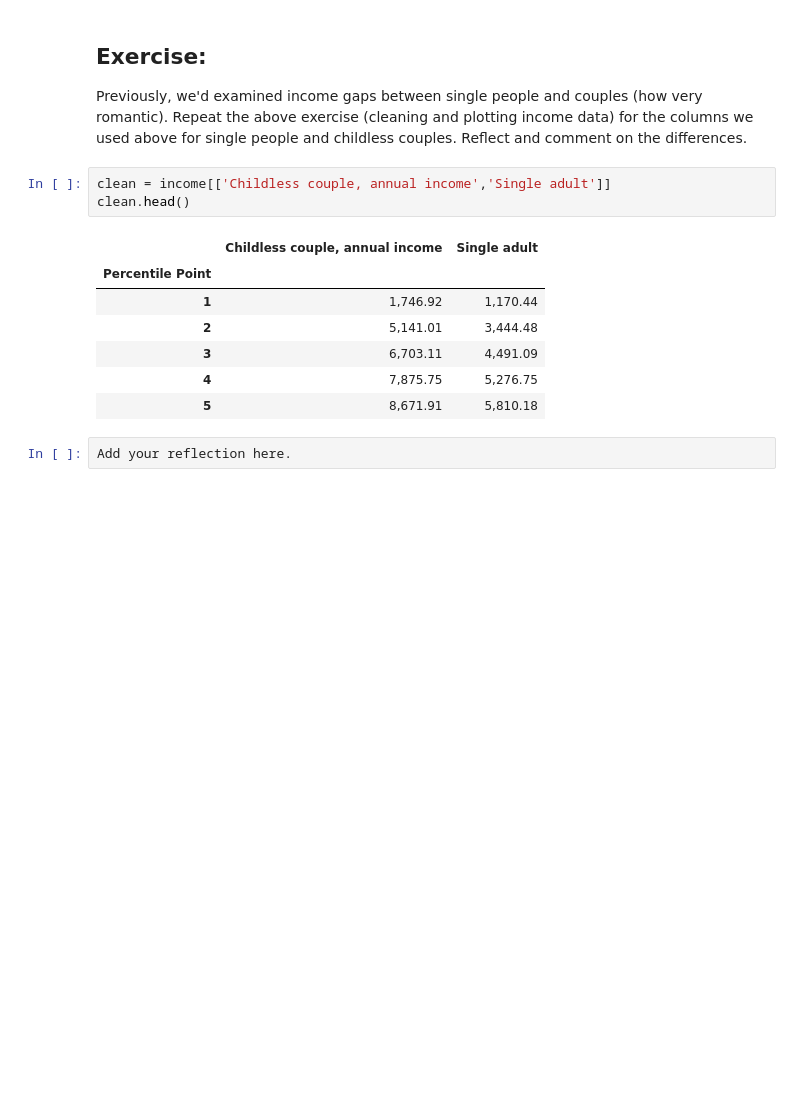
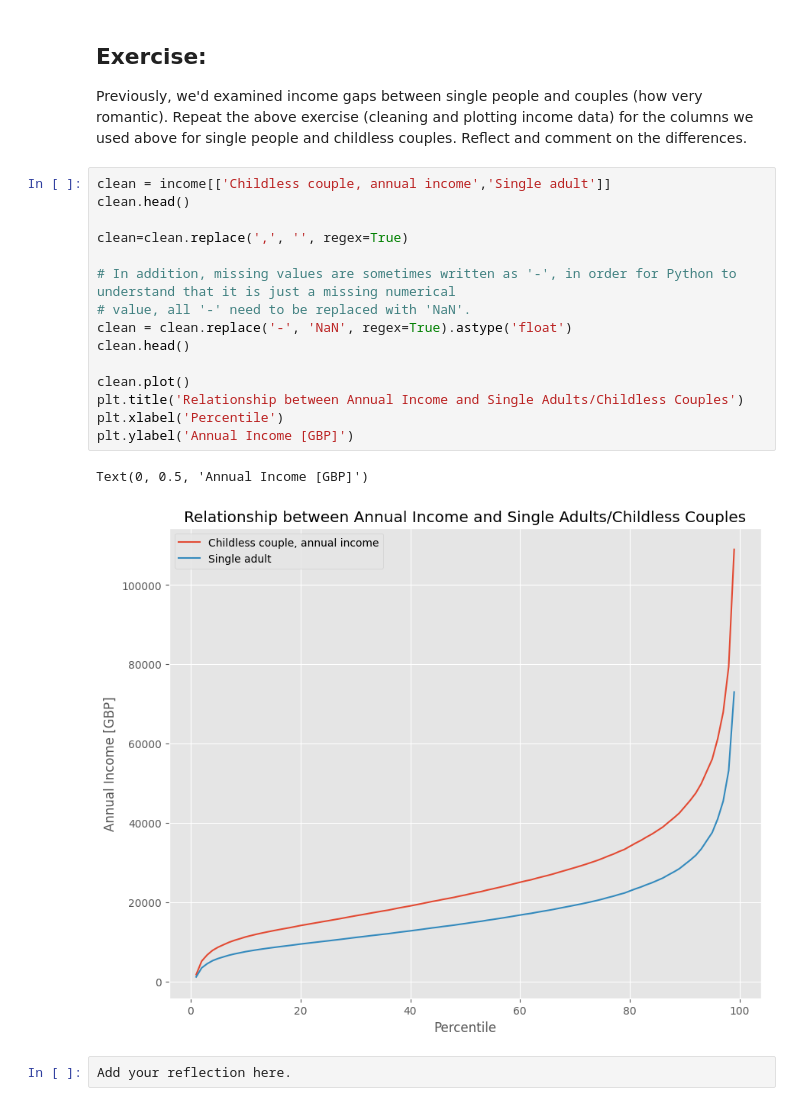
Before and after one commit to T-Schwab/-QM2, a Jupyter notebook: notebooks/W02. Pandas.ipynb, the cells around one changed output. Saved outputs shown, nothing was run; the diff lists cells and outputs as text; blank space fills up the shorter version.

```diff
--- a/notebooks/W02. Pandas.ipynb
+++ b/notebooks/W02. Pandas.ipynb
@@ -314,17 +318,24 @@ Text(0, 0.5, 'Income Per Week [GBP]')
 ## Exercise:
 
 Previously, we'd examined income gaps between single people and couples (how very romantic). Repeat the above exercise (cleaning and plotting income data) for the columns we used above for single people and childless couples. Reflect and comment on the differences.
-# %%
-clean = income[['Childless couple, annual income','Single adult']]
-clean.head()
-# %% [output]
-|  | Childless couple, annual income | Single adult |
-| Percentile Point |  |  |
-| 1 | 1,746.92 | 1,170.44 |
-| 2 | 5,141.01 | 3,444.48 |
-| 3 | 6,703.11 | 4,491.09 |
-| 4 | 7,875.75 | 5,276.75 |
-| 5 | 8,671.91 | 5,810.18 |
+# %%
+clean = income[['Childless couple, annual income','Single adult']]
+clean.head()
+
+clean=clean.replace(',', '', regex=True)
+
+# In addition, missing values are sometimes written as '-', in order for Python to understand that it is just a missing numerical
+# value, all '-' need to be replaced with 'NaN'.
+clean = clean.replace('-', 'NaN', regex=True).astype('float')
+clean.head()
+
+clean.plot()
+plt.title('Relationship between Annual Income and Single Adults/Childless Couples')
+plt.xlabel('Percentile')
+plt.ylabel('Annual Income [GBP]')
+# %% [output]
+Text(0, 0.5, 'Annual Income [GBP]')
+[figure, added]
 # %%
 Add your reflection here.
 # %% [markdown]
```
Also changed, not shown: parts of 1 cell of this notebook.
